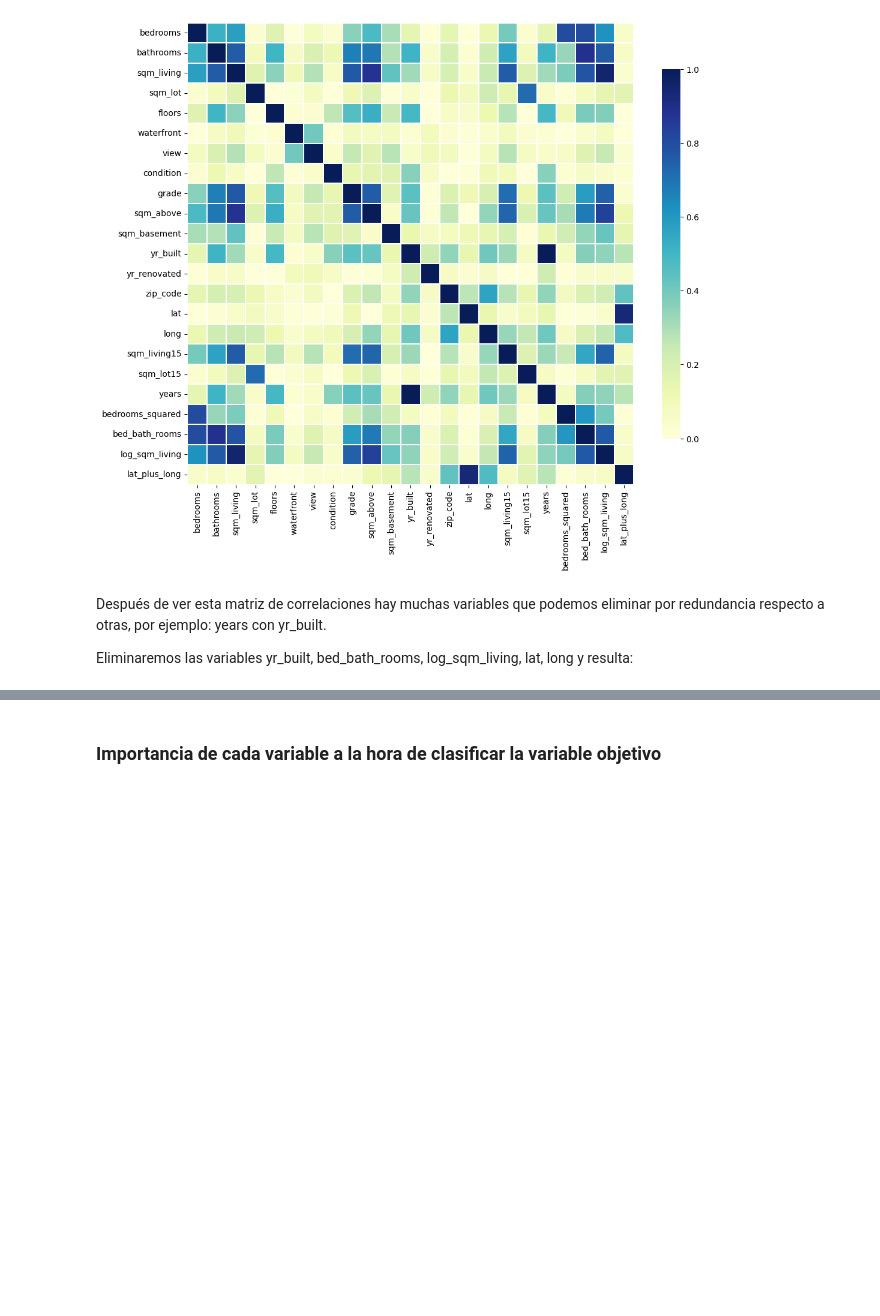
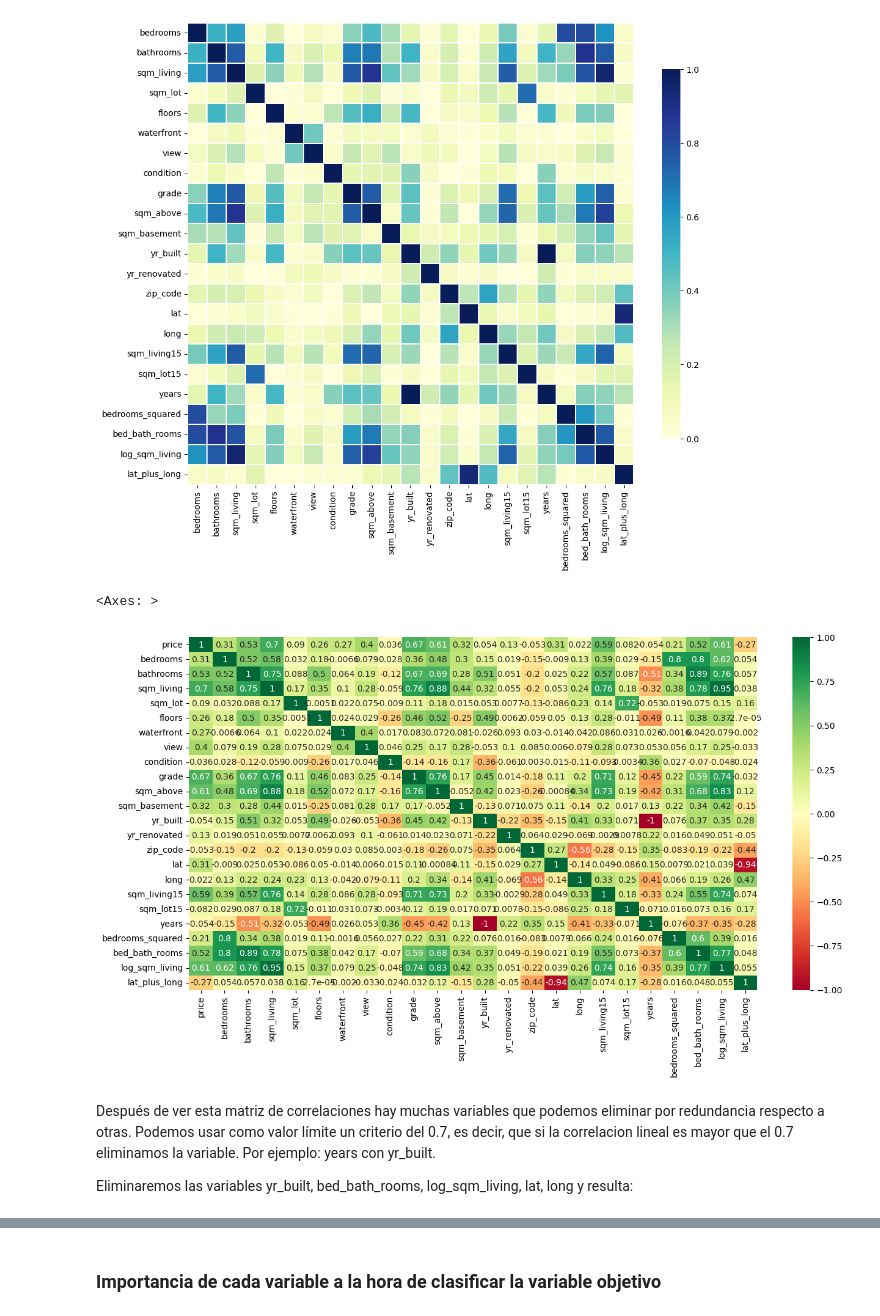
Before and after one commit to DiegoEscanciano/UCM_MACH, a Jupyter notebook: Código/Entrega_DiegoEscanciano.ipynb, the cells around one changed output, grey strips where cells are left out. Saved outputs shown, nothing was run; the diff lists cells and outputs as text; code cells hidden in the pictures; blank space fills up the shorter version.

```diff
--- a/Código/Entrega_DiegoEscanciano.ipynb
+++ b/Código/Entrega_DiegoEscanciano.ipynb
@@ -235,7 +260,13 @@ sns.heatmap(corr,vmin = 0.0, vmax=1.0, center=0.5,
 plt.show()
 # %% [output]
 [figure]
+# %%
+plt.figure(figsize=(15,7.5))
+sns.heatmap(house_data.corr(), annot=True, vmin=-1, vmax=+1, cmap='RdYlGn')
+# %% [output]
+<Axes: >
+[figure, added]
 # %% [markdown]
-Después de ver esta matriz de correlaciones hay muchas variables que podemos eliminar por redundancia respecto a otras, por ejemplo: years con yr_built.
+Después de ver esta matriz de correlaciones hay muchas variables que podemos eliminar por redundancia respecto a otras. Podemos usar como valor límite un criterio del 0.7, es decir, que si la correlacion lineal es mayor que el 0.7 eliminamos la variable. Por ejemplo: years con yr_built.
 
 Eliminaremos las variables yr_built, bed_bath_rooms, log_sqm_living, lat, long y resulta:
```
Also changed, not shown: parts of 53 cells of this notebook.
